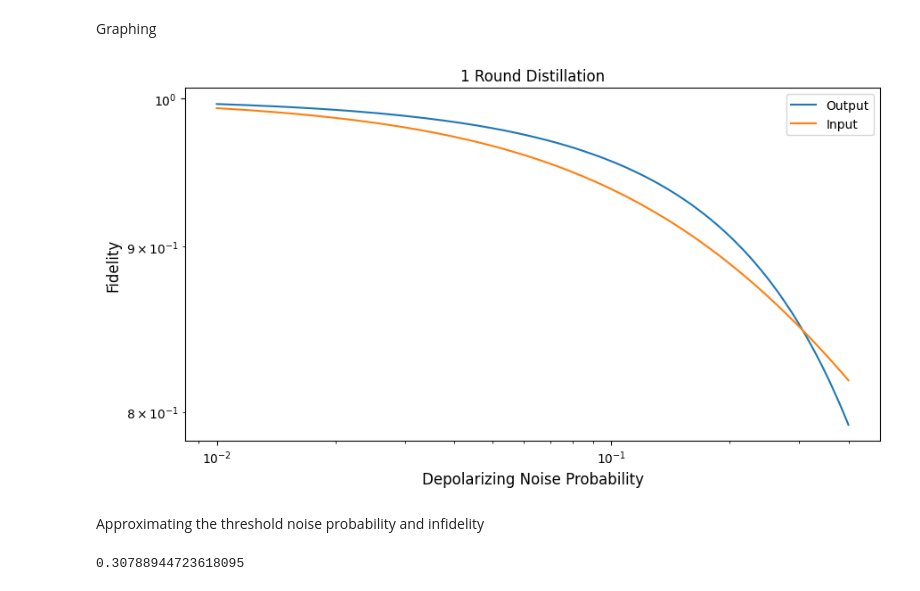
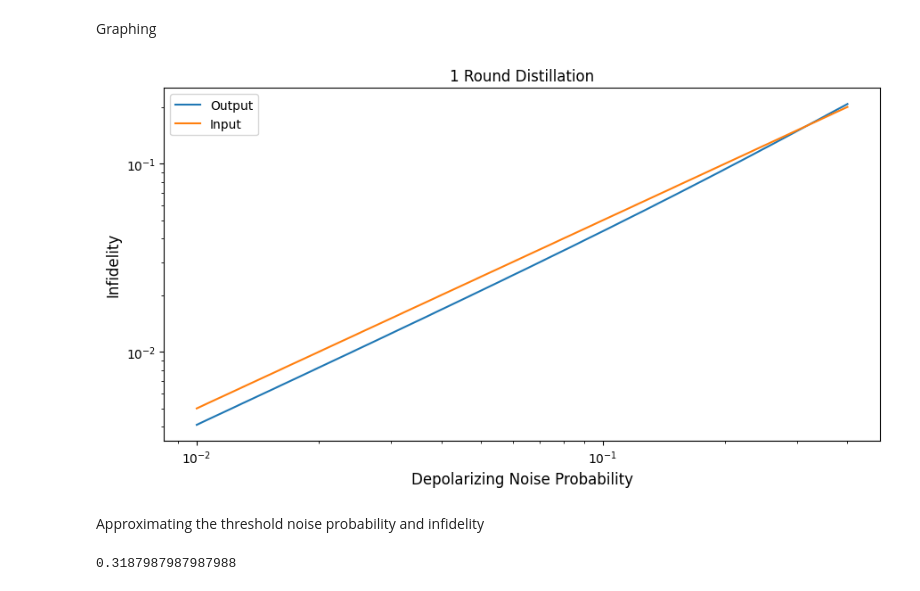
Before and after one commit to Sal7ySalt/Smallest-MSD-Protocol, a Jupyter notebook: 3_qubit_code/msd_with_matrices.ipynb, the cells around one changed output. Saved outputs shown, nothing was run; the diff lists cells and outputs as text; code cells hidden in the pictures.

Commit message:
update
Found the threshold infidelity.

```diff
--- a/3_qubit_code/msd_with_matrices.ipynb
+++ b/3_qubit_code/msd_with_matrices.ipynb
@@ -136,10 +136,13 @@ Output Fidelity = 0.8514144407732123
 Input Fidelity = 0.8500000025862307
 # %% [markdown]
 Graphing
+# %%
+dm_ideal = DensityMatrix(ideal)
+dm_ideal_input = DensityMatrix(ideal_input)
 # %%
-depol_error_list = np.linspace(0.01, 0.4, 200)
-output_fidelity_list = []
-input_fidelity_list = []
+depol_error_list = np.linspace(0.01, 0.4, 1_000)
+output_infidelity_list = []
+input_infidelity_list = []
 
 for e in depol_error_list:
     one_q_zero_dm = np.matmul([[1], [0]], [[1,0]])
@@ -155,37 +158,37 @@ for e in depol_error_list:
 
     input = one_q_zero_dm
     input = np.asarray(ry_theta) @ input @ np.asarray(ry_theta).conj().T
-    input = (1-error_prob)*input + e *np.eye(2)/2
+    input = (1-e)*input + e *np.eye(2)/2
     input /= np.trace(input)
     dm_input = DensityMatrix(input)
 
-    output_fidelity_list.append(state_fidelity(dm_final, dm_ideal))
-    input_fidelity_list.append(state_fidelity(dm_input, dm_ideal_input))
+    output_infidelity_list.append(1-state_fidelity(dm_final, dm_ideal))
+    input_infidelity_list.append(1-state_fidelity(dm_input, dm_ideal_input))
 # %%
 plt.figure(figsize=(9, 5))
-plt.plot(depol_error_list, output_fidelity_list, label='Output')
-plt.plot(depol_error_list, input_fidelity_list, label='Input')
+plt.plot(depol_error_list, output_infidelity_list, label='Output')
+plt.plot(depol_error_list, input_infidelity_list, label='Input')
 plt.xlabel("Depolarizing Noise Probability", fontsize=12)
-plt.ylabel("Fidelity", fontsize=12)
+plt.ylabel("Infidelity", fontsize=12)
 plt.yscale('log')
 plt.xscale('log')
 plt.title("1 Round Distillation")
 plt.tight_layout()
 plt.legend()
 plt.show()
 # %% [output]
-[figure, old version]
+[figure, new version]
 # %% [markdown]
 Approximating the threshold noise probability and infidelity
 # %%
 thr = 0
 for i in range(len(depol_error_list)):
-    if (output_fidelity_list[i] <= input_fidelity_list[i]):
+    if (output_infidelity_list[i] >= input_infidelity_list[i]):
         thr = depol_error_list[i]
         print(thr)
         break
 # %% [output]
-0.30788944723618095
+0.3187987987987988
 # %%
 def error_to_inf(error_list, num_qubits):
     inf_list = []
```
Also changed, not shown: parts of 1 cell of this notebook.
